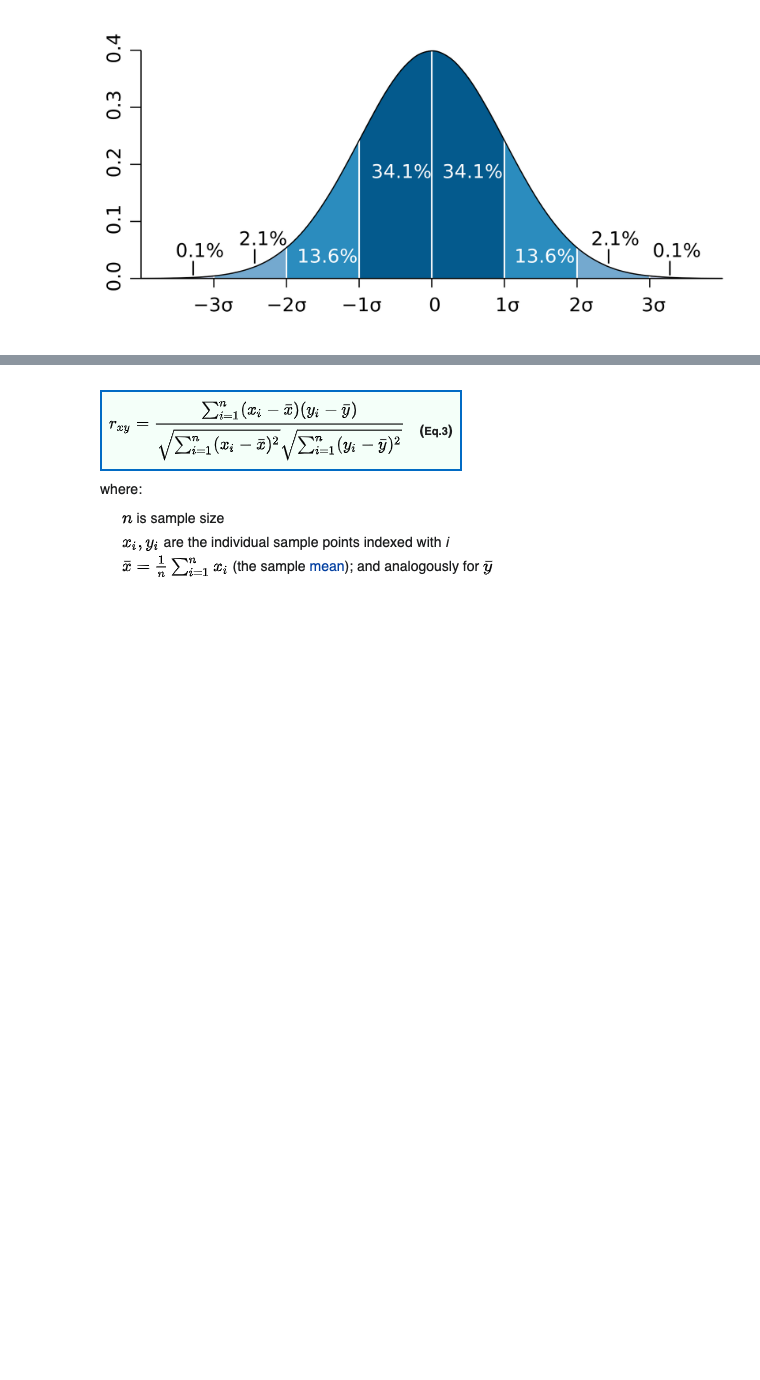
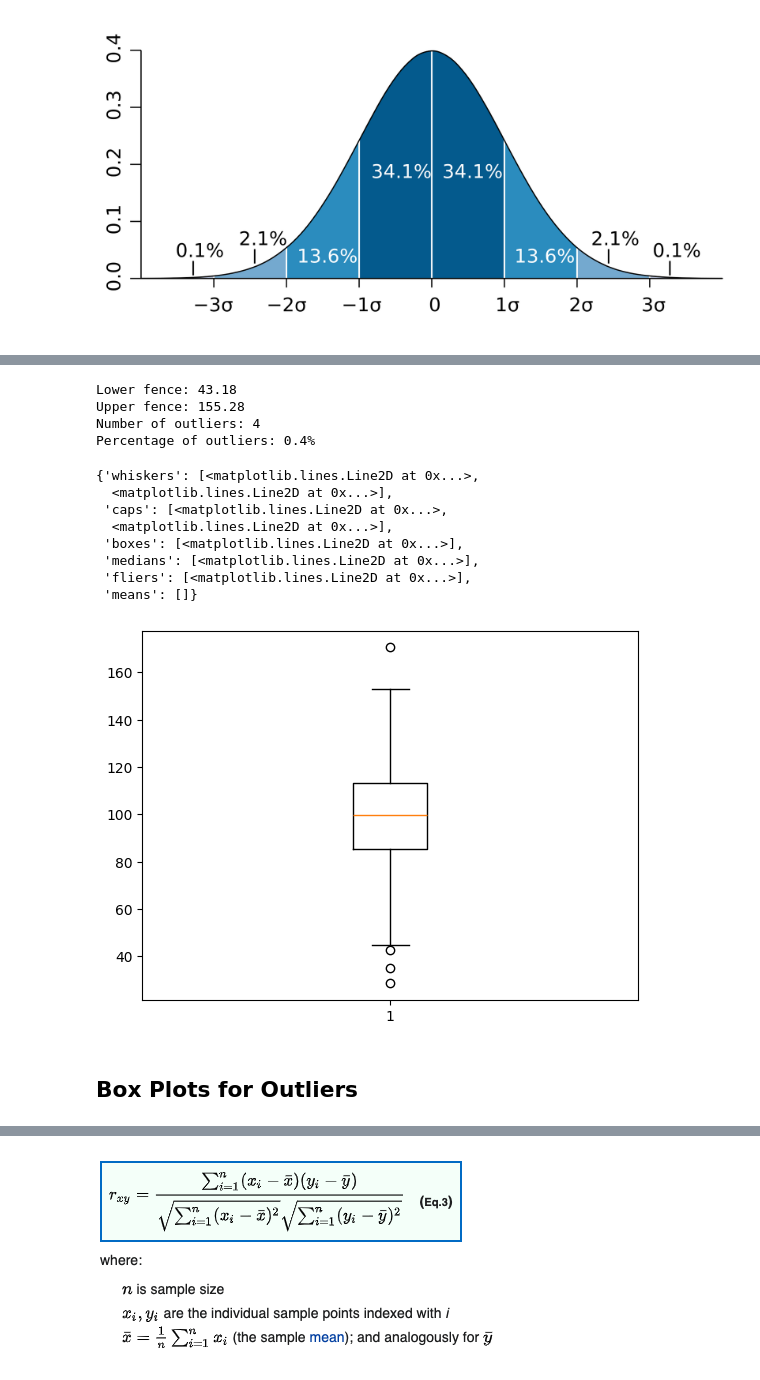
Before and after one commit to rhodes-byu/cs-stat-180, a Jupyter notebook: notebooks/06a-eda.ipynb, the cells around one changed output, grey strips where cells are left out. Saved outputs shown, nothing was run; the diff lists cells and outputs as text; code cells hidden in the pictures; blank space fills up the shorter version.

```diff
--- a/notebooks/06a-eda.ipynb
+++ b/notebooks/06a-eda.ipynb
@@ -169,0 +426,41 @@ plt.show()
+# %%
+# IQR Method for outlier detection
+def detect_outliers_iqr(data):
+    """
+    Detect outliers using the IQR method
+    """
+    Q1 = np.percentile(data, 25)
+    Q3 = np.percentile(data, 75)
+    IQR = Q3 - Q1
+
+    lower_fence = Q1 - 1.5 * IQR
+    upper_fence = Q3 + 1.5 * IQR
+
+    outliers = (data < lower_fence) | (data > upper_fence)
+    return outliers, lower_fence, upper_fence
+
+# Example usage
+outliers_iqr, lower_fence, upper_fence = detect_outliers_iqr(x)
+print(f"Lower fence: {lower_fence:.2f}")
+print(f"Upper fence: {upper_fence:.2f}")
+print(f"Number of outliers: {np.sum(outliers_iqr)}")
+print(f"Percentage of outliers: {np.sum(outliers_iqr)/len(x)*100:.1f}%")
+# %% [output]
+Lower fence: 43.18
+Upper fence: 155.28
+Number of outliers: 4
+Percentage of outliers: 0.4%
+# %%
+plt.boxplot(x)
+# %% [output]
+{'whiskers': [<matplotlib.lines.Line2D at 0x...>,
+  <matplotlib.lines.Line2D at 0x...>],
+ 'caps': [<matplotlib.lines.Line2D at 0x...>,
+  <matplotlib.lines.Line2D at 0x...>],
+ 'boxes': [<matplotlib.lines.Line2D at 0x...>],
+ 'medians': [<matplotlib.lines.Line2D at 0x...>],
+ 'fliers': [<matplotlib.lines.Line2D at 0x...>],
+ 'means': []}
+[figure, added]
+# %% [markdown]
+## Box Plots for Outliers
```
Also changed, not shown: parts of 101 cells of this notebook, 3 other files.
